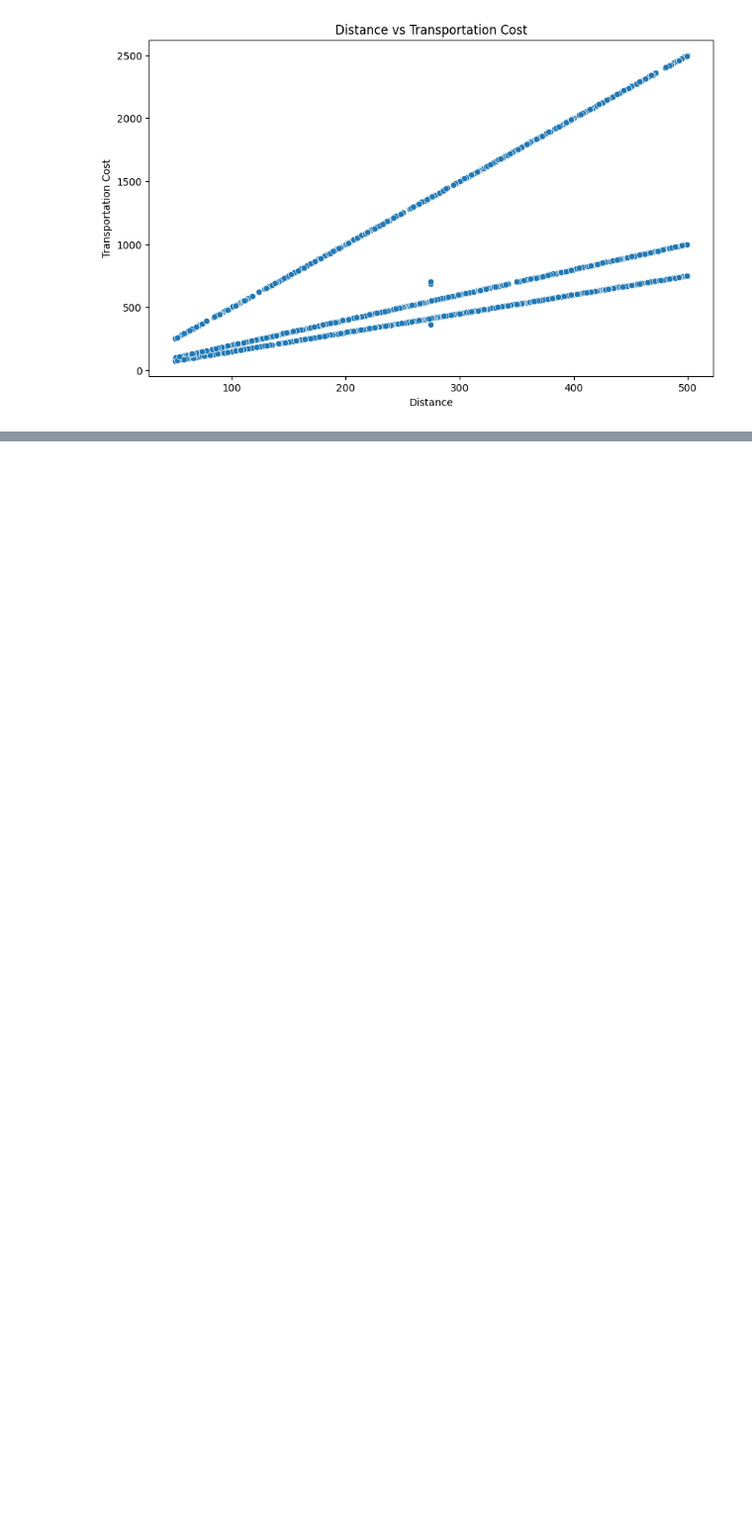
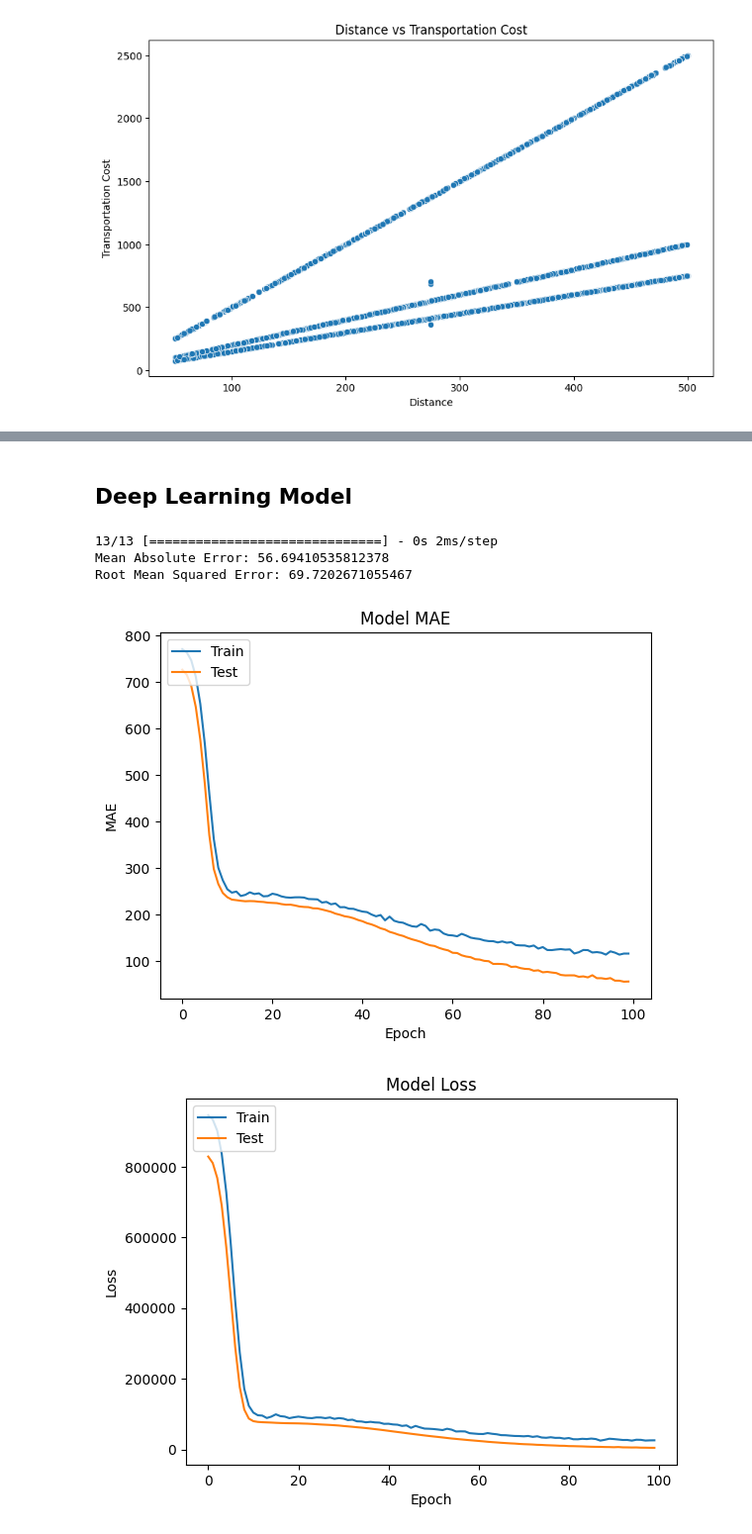
Before and after one commit to fahammed2022/Classification-and-Regression, a Jupyter notebook: Optimization of Supply Chain Routes/Optimization_of_Supply_Chain_Routes_using_Machine_Learning.ipynb, the cells around one changed output, grey strips where cells are left out. Shown at 99% size. Drawn from its saved outputs; the diff is of its cells as text; code cells hidden in the pictures; blank space fills up the shorter version.

```diff
--- a/Optimization of Supply Chain Routes/Optimization_of_Supply_Chain_Routes_using_Machine_Learning.ipynb
+++ b/Optimization of Supply Chain Routes/Optimization_of_Supply_Chain_Routes_using_Machine_Learning.ipynb
@@ -54,3 +55,14 @@ dtype: int64
 Misisng_value_columns = ['Distance', 'FuelPrices', 'DeliveryTime']
 for column in Misisng_value_columns:
     Dataset[column].fillna(Dataset[column].mean(), inplace=True)
+
+
+# Categorical Columns for encoding
+Categorical_columns = ['TransportationMode', 'WeatherConditions', 'TrafficConditions', 'TransportationCompany']
+
+# Encode Feature variables
+encoder = LabelEncoder()
+for column in Categorical_columns:
+    Dataset[column] = encoder.fit_transform(Dataset[column])
+
+print(Dataset.head())
@@ -82,0 +128,67 @@ Features = Dataset.drop(['TransportationCost'], axis=1)  # Features Column
+# %% [markdown]
+## Deep Learning Model
+# %%
+import matplotlib.pyplot as plt
+from sklearn.preprocessing import StandardScaler
+from keras.models import Sequential
+from keras.layers import Dense, Dropout
+from keras.optimizers import Adam
+
+# Features and Target Variable
+Target = Dataset['TransportationCost']  # Target Column
+Features = Dataset.drop(['TransportationCost'], axis=1)  # Features Column
+
+# Split the dataset into Training and Test
+Features_Training, Features_Test, Target_Training, Target_Test = train_test_split(Features, Target, test_size=0.2, random_state=42)
+
+# Scale the features
+scaler = StandardScaler()
+Features_Training = scaler.fit_transform(Features_Training)
+Features_Test = scaler.transform(Features_Test)
+
+# Build the Neural Network Architecture
+model = Sequential()
+model.add(Dense(64, activation='relu', input_shape=(Features_Training.shape[1],)))
+model.add(Dropout(0.5))  # Dropout for regularization
+model.add(Dense(32, activation='relu'))
+model.add(Dense(1))  # Output layer for regression
+
+# Train the Model
+model.compile(loss='mean_squared_error', optimizer=Adam(learning_rate=0.001), metrics=['mae'])
+
+history = model.fit(Features_Training, Target_Training, epochs=100, batch_size=32,
+                    validation_data=(Features_Test, Target_Test), verbose=0)
+
+# Predictions
+y_pred = model.predict(Features_Test)
+
+# Model Evaluation
+mae = mean_absolute_error(Target_Test, y_pred)
+rmse = np.sqrt(mean_squared_error(Target_Test, y_pred))
+
+print(f'Mean Absolute Error: {mae}')
+print(f'Root Mean Squared Error: {rmse}')
+
+# Plotting Training and Validation Accuracy
+plt.plot(history.history['mae'])
+plt.plot(history.history['val_mae'])
+plt.title('Model MAE')
+plt.ylabel('MAE')
+plt.xlabel('Epoch')
+plt.legend(['Train', 'Test'], loc='upper left')
+plt.show()
+
+# Plotting Training and Validation Loss
+plt.plot(history.history['loss'])
+plt.plot(history.history['val_loss'])
+plt.title('Model Loss')
+plt.ylabel('Loss')
+plt.xlabel('Epoch')
+plt.legend(['Train', 'Test'], loc='upper left')
+plt.show()
+# %% [output]
+13/13 [==============================] - 0s 2ms/step
+Mean Absolute Error: 56.69410535812378
+Root Mean Squared Error: 69.7202671055467
+[figure, added]
+[figure, added]
```
Also changed, not shown: parts of 5 cells of this notebook.
